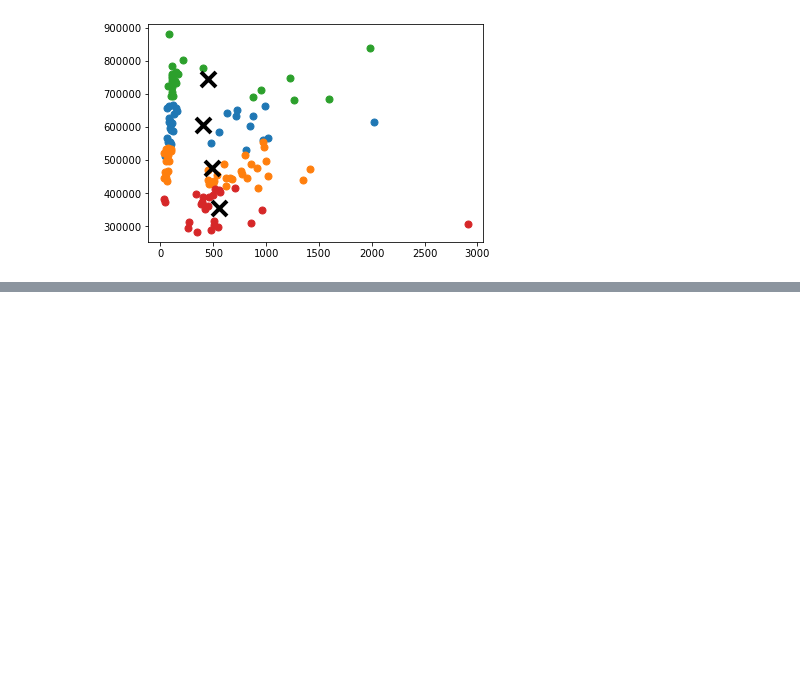
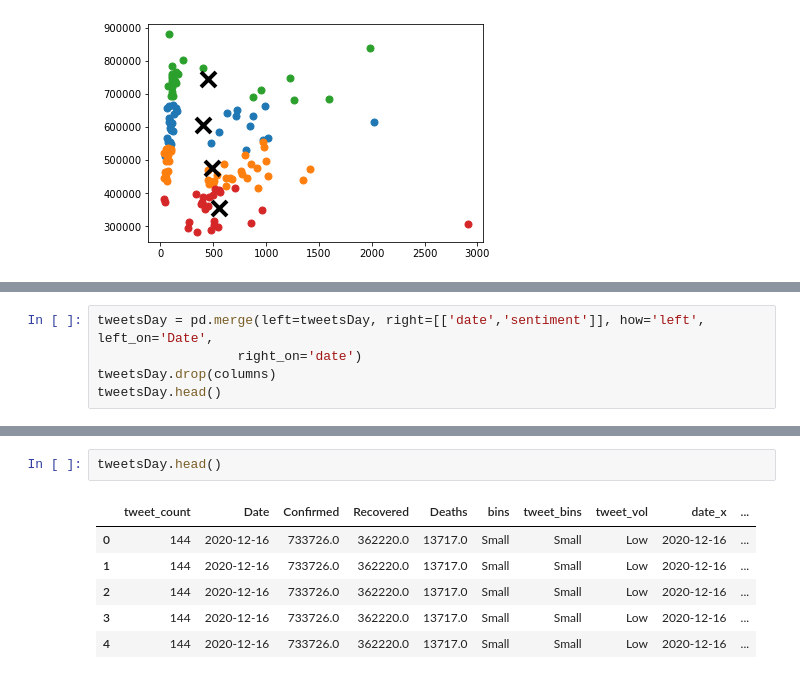
Before and after one commit to hukas/COVIDTweets-Machine-Learning, a Jupyter notebook: COVID Vaccine Tweets - COMP 4522.ipynb, the cells around one changed output, grey strips where cells are left out. Saved outputs shown, nothing was run; the diff lists cells and outputs as text; blank space fills up the shorter version.

```diff
--- a/COVID Vaccine Tweets - COMP 4522.ipynb
+++ b/COVID Vaccine Tweets - COMP 4522.ipynb
@@ -542,0 +609,5 @@ plt.show()
+# %%
+tweetsDay = pd.merge(left=tweetsDay, right=[['date','sentiment']], how='left', left_on='Date',
+                  right_on='date')
+tweetsDay.drop(columns)
+tweetsDay.head()
@@ -542,0 +625,9 @@ plt.show()
+# %%
+tweetsDay.head()
+# %% [output]
+|  | tweet_count | Date | Confirmed | Recovered | Deaths | bins | tweet_bins | tweet_vol | date_x | ... |
+| 0 | 144 | 2020-12-16 | 733726.0 | 362220.0 | 13717.0 | Small | Small | Low | 2020-12-16 | ... |
+| 1 | 144 | 2020-12-16 | 733726.0 | 362220.0 | 13717.0 | Small | Small | Low | 2020-12-16 | ... |
+| 2 | 144 | 2020-12-16 | 733726.0 | 362220.0 | 13717.0 | Small | Small | Low | 2020-12-16 | ... |
+| 3 | 144 | 2020-12-16 | 733726.0 | 362220.0 | 13717.0 | Small | Small | Low | 2020-12-16 | ... |
+| 4 | 144 | 2020-12-16 | 733726.0 | 362220.0 | 13717.0 | Small | Small | Low | 2020-12-16 | ... |
```
Also changed, not shown: parts of 8 cells of this notebook.
